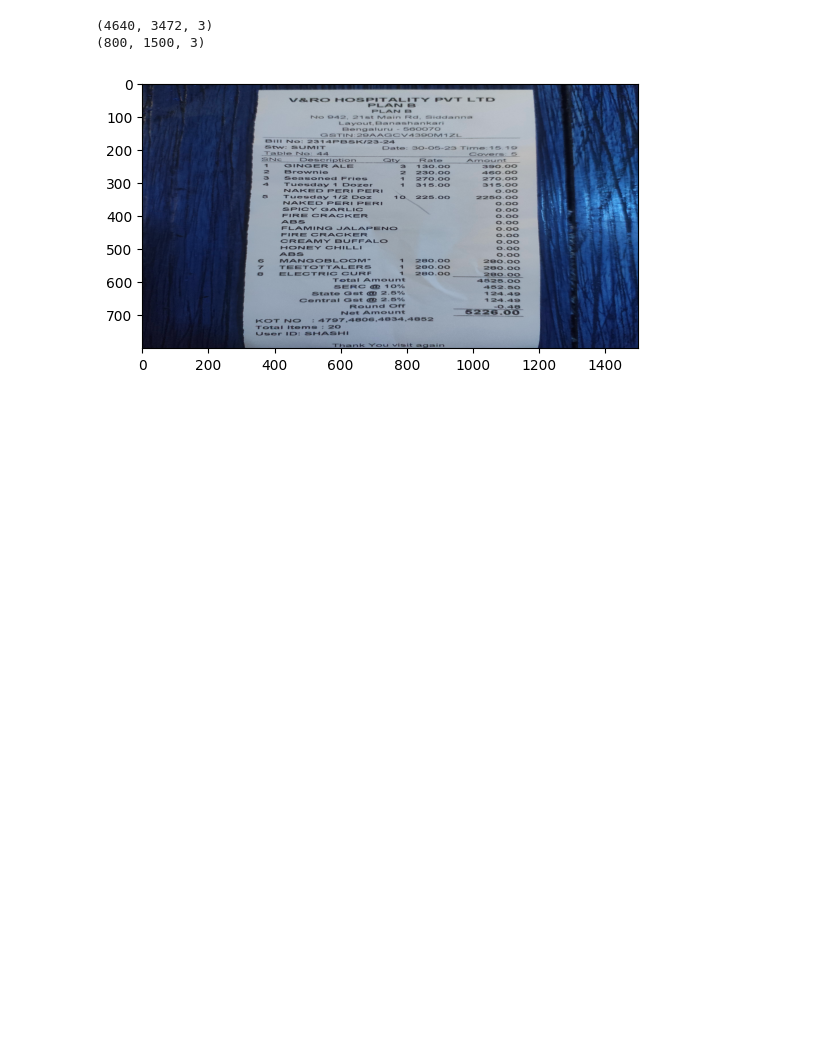
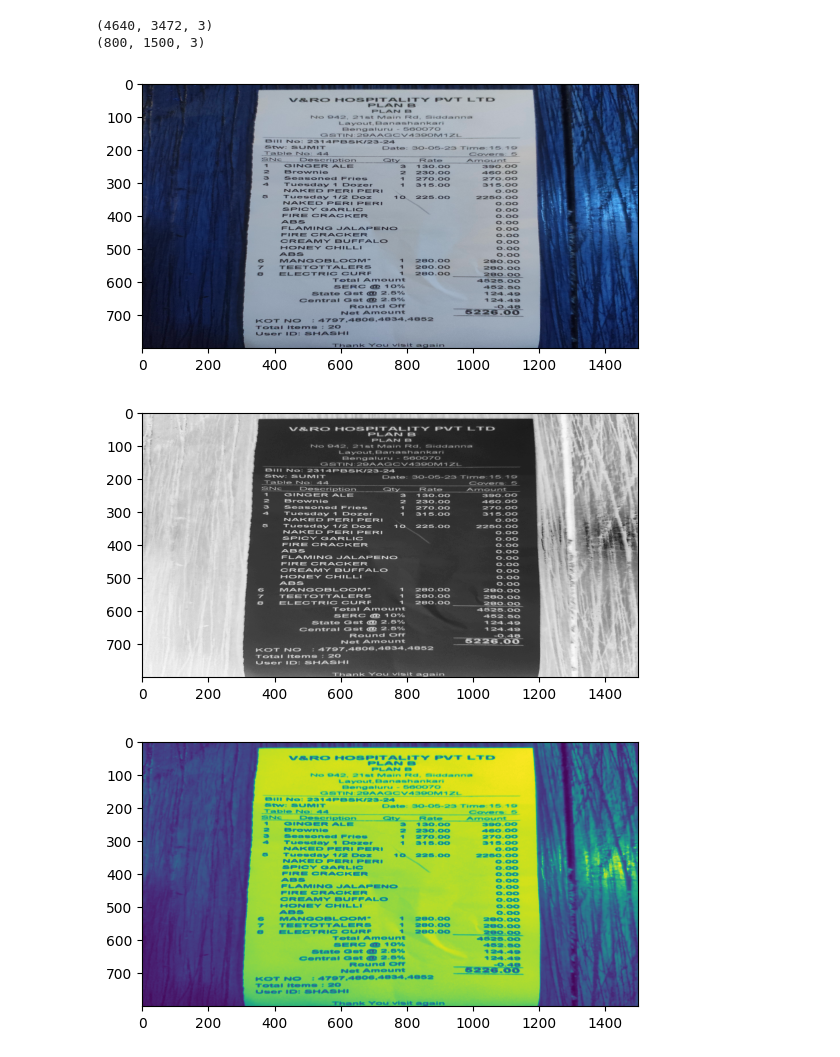
Before and after one commit to UjjwalSilwal/Cam-Scanner-project, a Jupyter notebook: Cam Scanner.ipynb, the cells around one changed output. Drawn from its saved outputs; the diff is of its cells as text; code cells hidden in the pictures; blank space fills up the shorter version.

Commit message:
step 1: removing the noise completed

```diff
--- a/Cam Scanner.ipynb
+++ b/Cam Scanner.ipynb
@@ -26,0 +33,16 @@ plt.show()
+# %%
+#1 remove the noise
+
+originalimg = img.copy()
+gray = cv2.cvtColor(originalimg, cv2.COLOR_BGR2GRAY)
+plt.imshow(gray, cmap="binary")
+plt.show()
+
+##1.1 Image Blurring
+
+blurred = cv2.GaussianBlur(gray, (5,5), 0)
+plt.imshow(blurred)
+plt.show()
+# %% [output]
+[figure, added]
+[figure, added]
```
Also changed, not shown: parts of 1 cell of this notebook.
